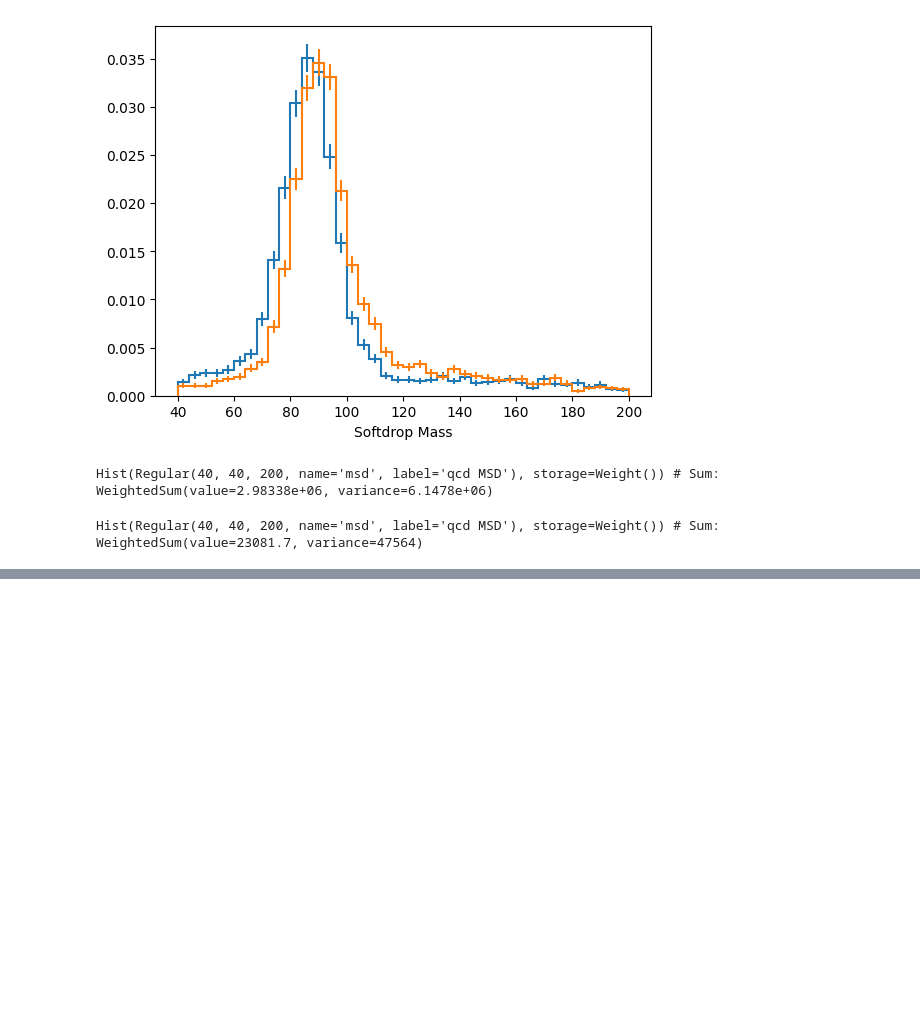
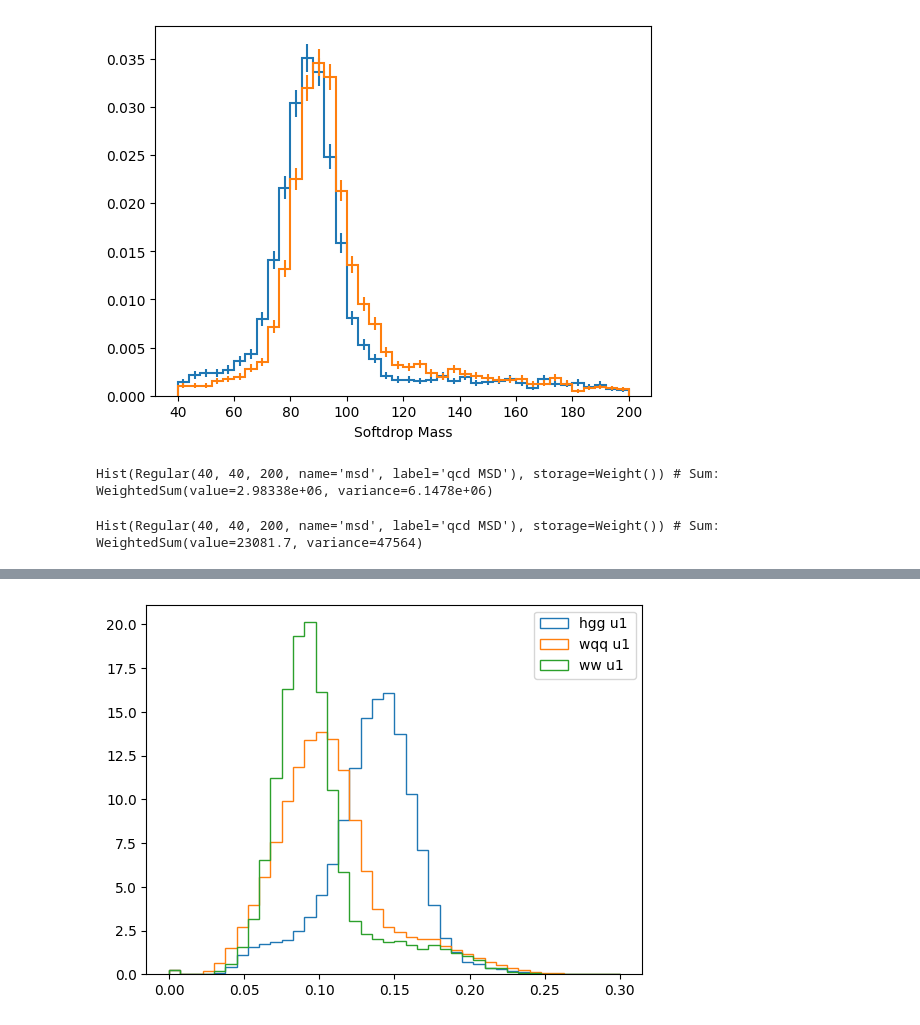
Before and after one commit to cmoore24-24/hgg, a Jupyter notebook: ml/ml_processor_work/hgg_ml_tools.ipynb, the cells around one changed output, grey strips where cells are left out. Drawn from its saved outputs; the diff is of its cells as text; code cells hidden in the pictures; blank space fills up the shorter version.

```diff
--- a/ml/ml_processor_work/hgg_ml_tools.ipynb
+++ b/ml/ml_processor_work/hgg_ml_tools.ipynb
@@ -456,0 +495,11 @@ plotter('ww', ww_score, density=True, wp=3, fail=False, var='n2b1')
+# %%
+plt.hist(signal['FatJets.u1'], range=(0,0.3), bins=40, density=True, histtype='step',
+         label=f'hgg u1')
+plt.hist(bkg_dict['wqq']['FatJets.u1'], range=(0,0.3), bins=40, density=True, histtype='step',
+         label=f'wqq u1')
+plt.hist(bkg_dict['ww4q']['FatJets.u1'], range=(0,0.3), bins=40, density=True, histtype='step',
+         label=f'ww u1')
+plt.legend()
+plt.show()
+# %% [output]
+[figure, added]
```
Also changed, not shown: parts of 10 cells of this notebook, 14 other files.
